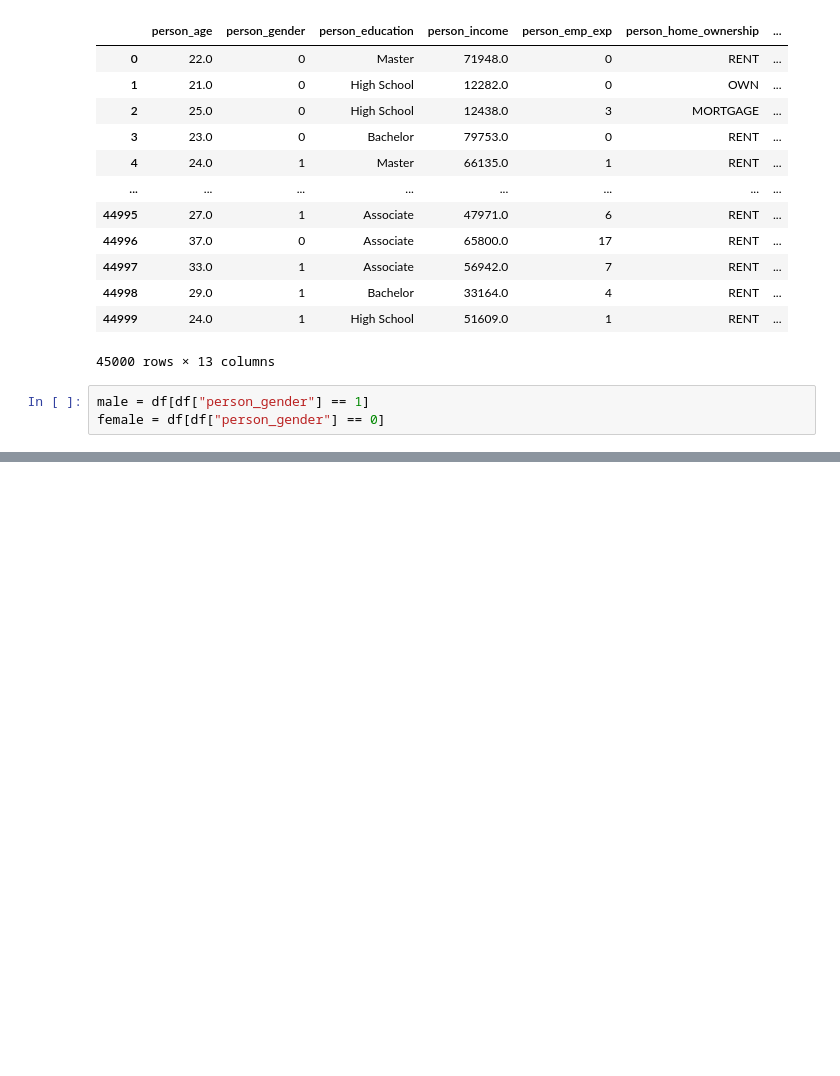
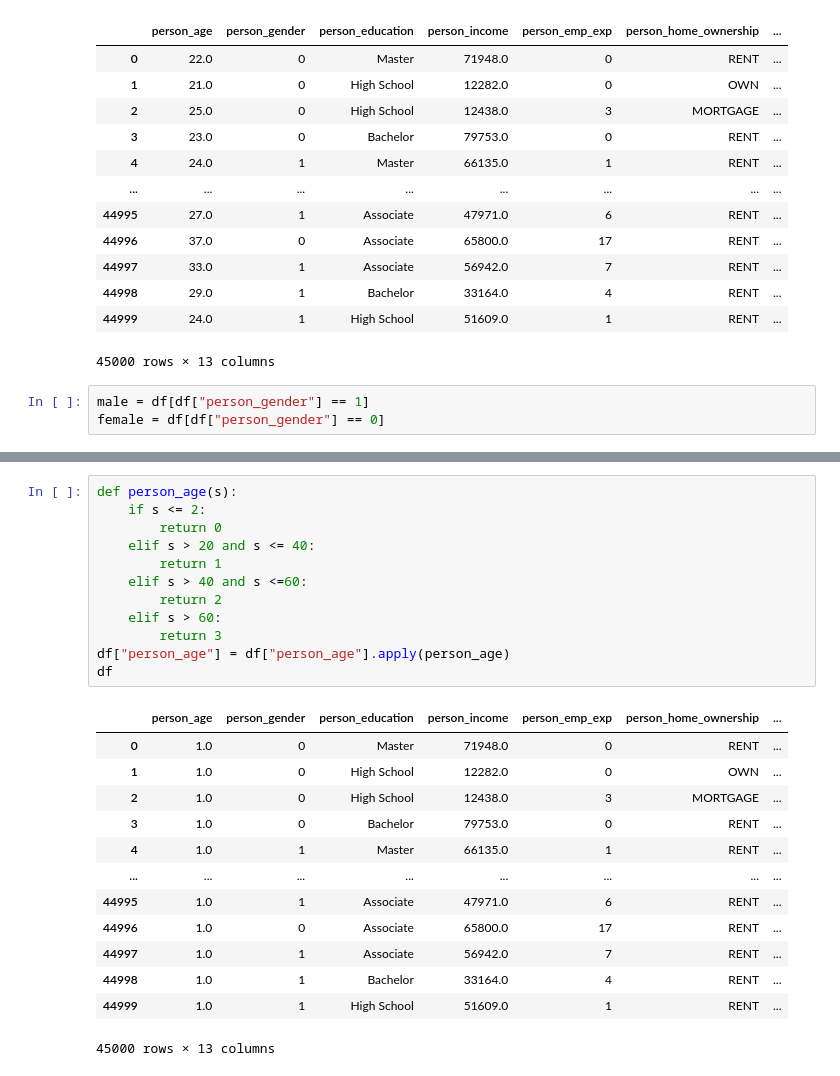
Before and after one commit to mehrnj/loandata-processing, a Jupyter notebook: preprocessing.ipynb, the cells around one changed output, grey strips where cells are left out. Cells and saved outputs as stored; diff of their text form; blank space fills up the shorter version.

```diff
--- a/preprocessing.ipynb
+++ b/preprocessing.ipynb
@@ -125 +126,27 @@ plt.show()
 [figure]
+# %%
+def person_age(s):
+    if s <= 2:
+        return 0
+    elif s > 20 and s <= 40:
+        return 1
+    elif s > 40 and s <=60:
+        return 2
+    elif s > 60:
+        return 3
+df["person_age"] = df["person_age"].apply(person_age)
+df
+# %% [output]
+|  | person_age | person_gender | person_education | person_income | person_emp_exp | person_home_ownership | ... |
+| 0 | 1.0 | 0 | Master | 71948.0 | 0 | RENT | ... |
+| 1 | 1.0 | 0 | High School | 12282.0 | 0 | OWN | ... |
+| 2 | 1.0 | 0 | High School | 12438.0 | 3 | MORTGAGE | ... |
+| 3 | 1.0 | 0 | Bachelor | 79753.0 | 0 | RENT | ... |
+| 4 | 1.0 | 1 | Master | 66135.0 | 1 | RENT | ... |
+| ... | ... | ... | ... | ... | ... | ... | ... |
+| 44995 | 1.0 | 1 | Associate | 47971.0 | 6 | RENT | ... |
+| 44996 | 1.0 | 0 | Associate | 65800.0 | 17 | RENT | ... |
+| 44997 | 1.0 | 1 | Associate | 56942.0 | 7 | RENT | ... |
+| 44998 | 1.0 | 1 | Bachelor | 33164.0 | 4 | RENT | ... |
+| 44999 | 1.0 | 1 | High School | 51609.0 | 1 | RENT | ... |
+45000 rows × 13 columns
```
Also changed, not shown: parts of 1 cell of this notebook.
